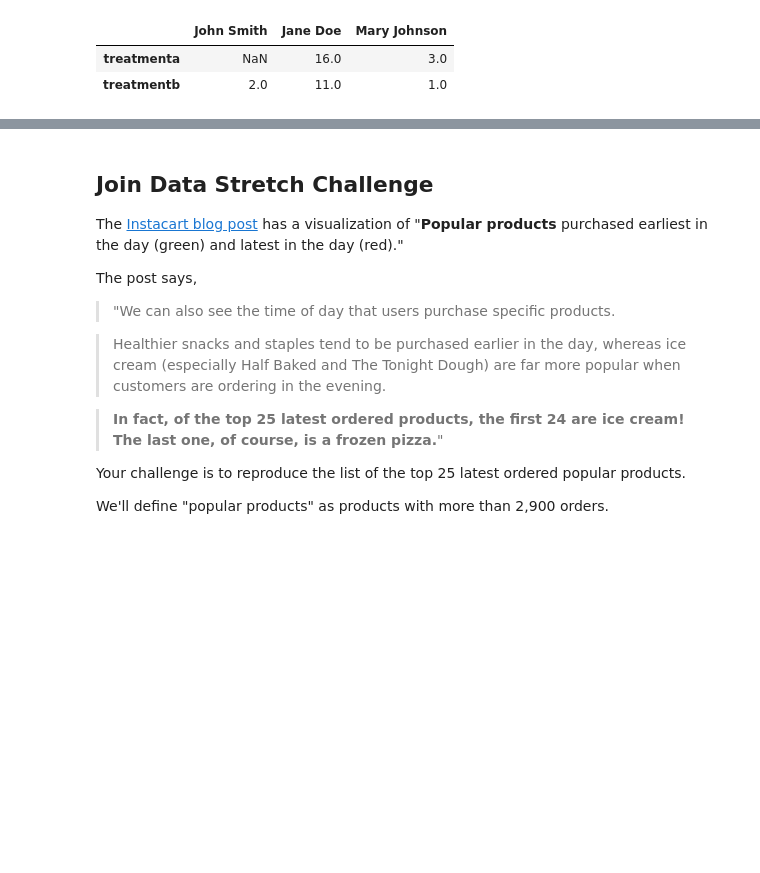
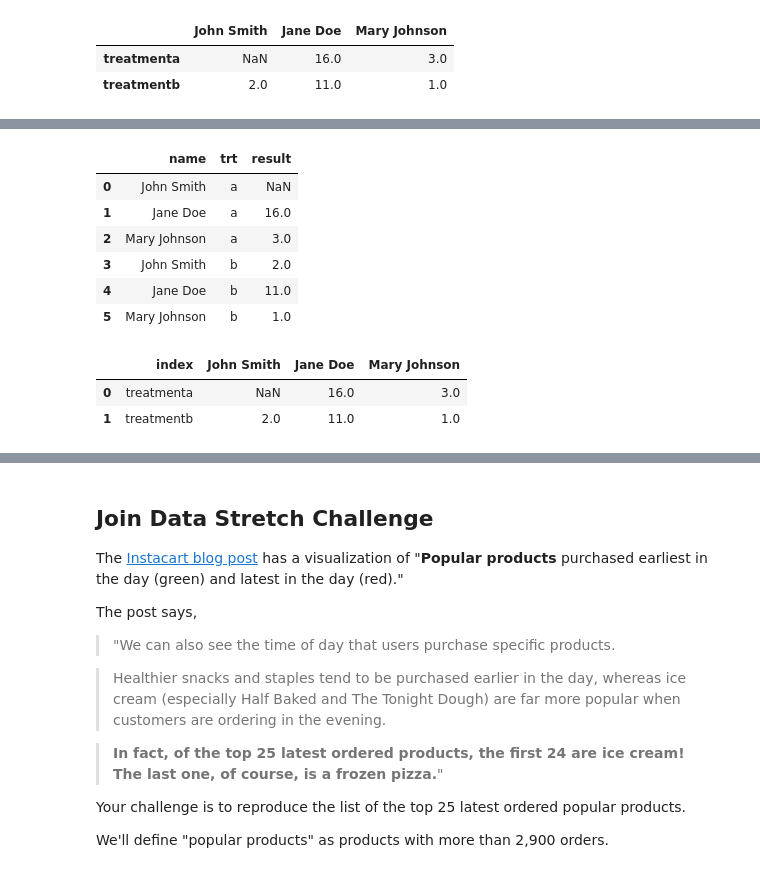
Before and after one commit to A-Encinas/DS-Unit-1-Sprint-1-Data-Wrangling-and-Storytelling, a Jupyter notebook: module3-join-and-reshape-data/LS_DS_113_Join_and_Reshape_Data_Assignment.ipynb, the cells around one changed output, grey strips where cells are left out. Cells and saved outputs as stored; diff of their text form; code cells hidden in the pictures; blank space fills up the shorter version.

```diff
--- a/module3-join-and-reshape-data/LS_DS_113_Join_and_Reshape_Data_Assignment.ipynb
+++ b/module3-join-and-reshape-data/LS_DS_113_Join_and_Reshape_Data_Assignment.ipynb
@@ -128,2 +211,25 @@ table2
+# %%
+tidy = tidy.rename(columns={
+    'index': 'name',
+    'variable': 'trt',
+    'value': 'result'
+})
+
+tidy.trt = tidy.trt.str.replace('treatment', '')
+tidy
+# %% [output]
+|  | name | trt | result |
+| 0 | John Smith | a | NaN |
+| 1 | Jane Doe | a | 16.0 |
+| 2 | Mary Johnson | a | 3.0 |
+| 3 | John Smith | b | 2.0 |
+| 4 | Jane Doe | b | 11.0 |
+| 5 | Mary Johnson | b | 1.0 |
 # %%
 # tidy -> table2
+table2 = table2.reset_index()
+table2
+# %% [output]
+|  | index | John Smith | Jane Doe | Mary Johnson |
+| 0 | treatmenta | NaN | 16.0 | 3.0 |
+| 1 | treatmentb | 2.0 | 11.0 | 1.0 |
```
Also changed, not shown: parts of 10 cells of this notebook.
